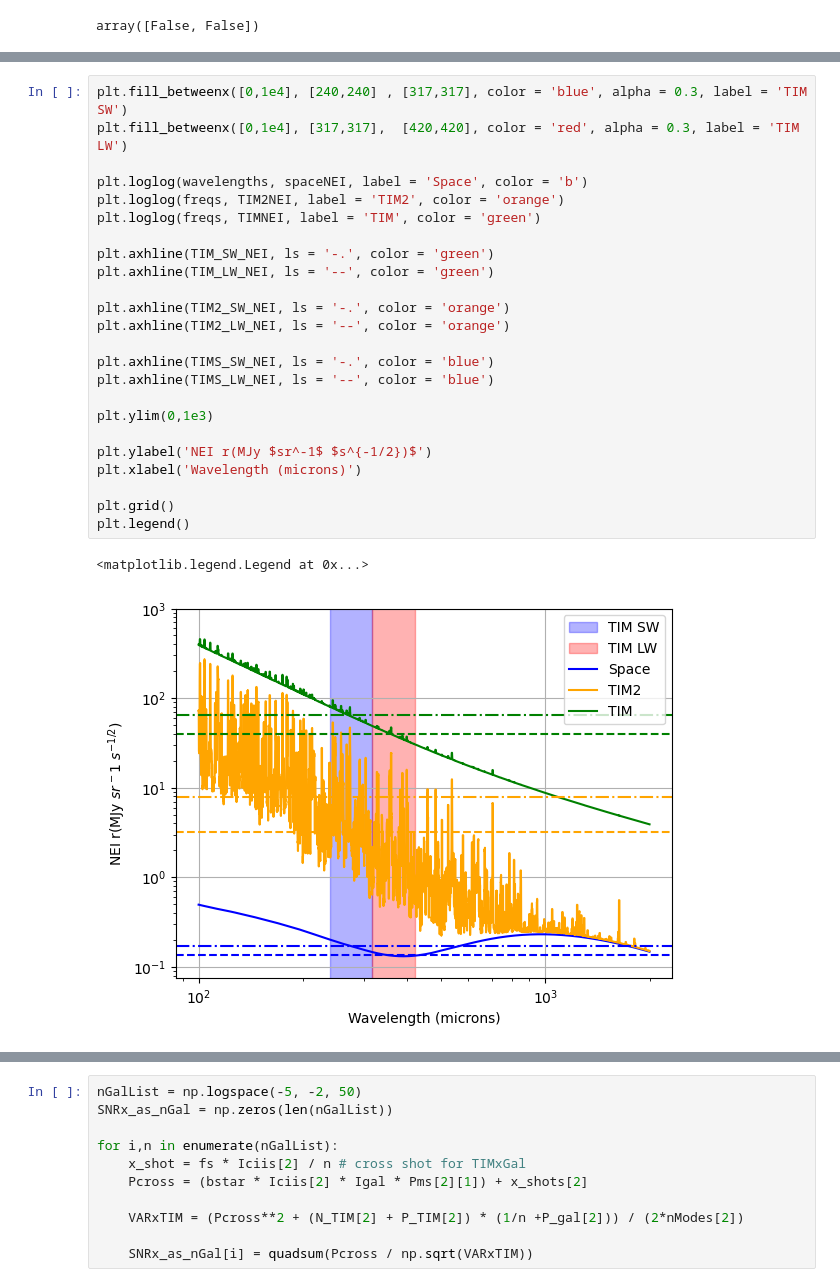
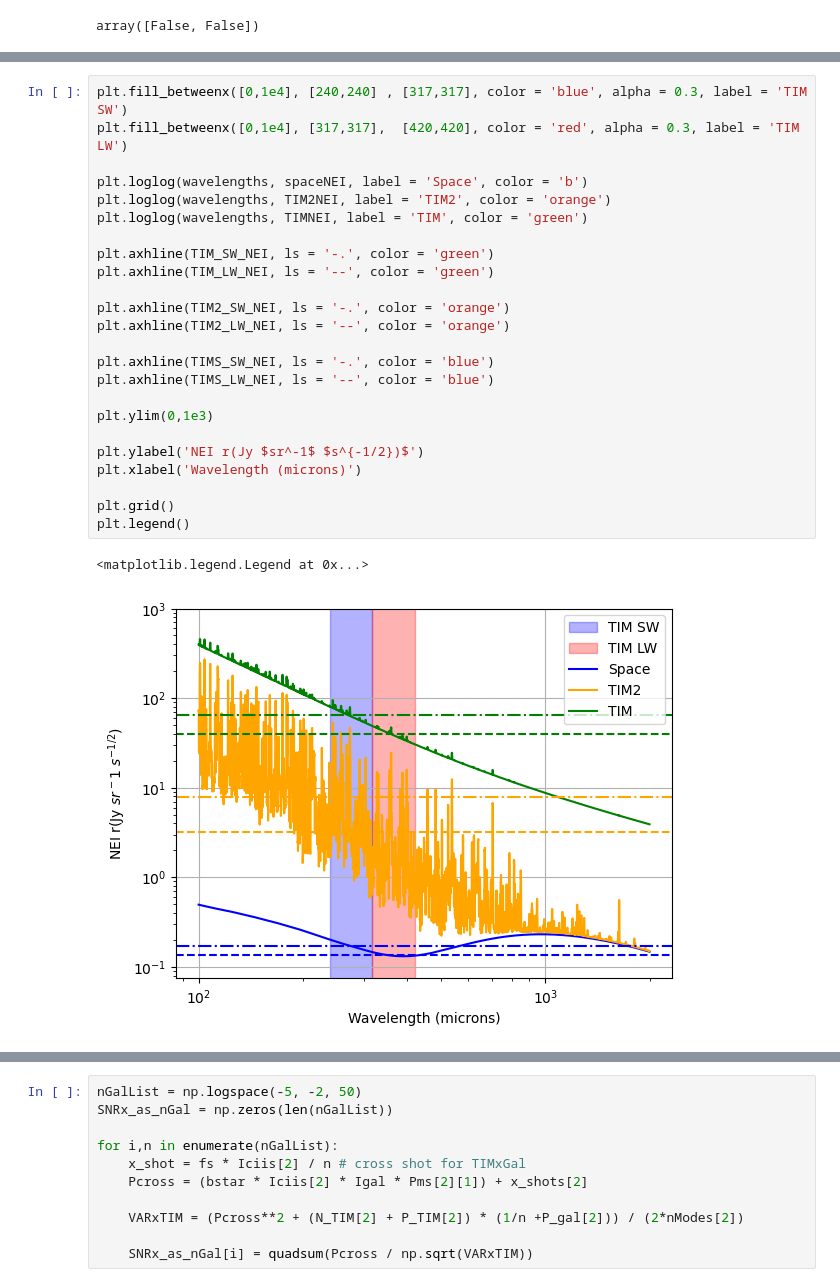
Before and after one commit to JuzzBracks/LIM, a Jupyter notebook: TIMxGal/CalcSNRContour.ipynb, the cells around one changed output, grey strips where cells are left out. Saved outputs shown, nothing was run; the diff lists cells and outputs as text.

```diff
--- a/TIMxGal/CalcSNRContour.ipynb
+++ b/TIMxGal/CalcSNRContour.ipynb
@@ -317,27 +326,27 @@ TIMS_LW_NEI = np.mean(spaceNEI[inLW])
 # %%
 plt.fill_betweenx([0,1e4], [240,240] , [317,317], color = 'blue', alpha = 0.3, label = 'TIM SW')
 plt.fill_betweenx([0,1e4], [317,317],  [420,420], color = 'red', alpha = 0.3, label = 'TIM LW')
 
 plt.loglog(wavelengths, spaceNEI, label = 'Space', color = 'b')
-plt.loglog(freqs, TIM2NEI, label = 'TIM2', color = 'orange')
-plt.loglog(freqs, TIMNEI, label = 'TIM', color = 'green')
+plt.loglog(wavelengths, TIM2NEI, label = 'TIM2', color = 'orange')
+plt.loglog(wavelengths, TIMNEI, label = 'TIM', color = 'green')
 
 plt.axhline(TIM_SW_NEI, ls = '-.', color = 'green')
 plt.axhline(TIM_LW_NEI, ls = '--', color = 'green')
 
 plt.axhline(TIM2_SW_NEI, ls = '-.', color = 'orange')
 plt.axhline(TIM2_LW_NEI, ls = '--', color = 'orange')
 
 plt.axhline(TIMS_SW_NEI, ls = '-.', color = 'blue')
 plt.axhline(TIMS_LW_NEI, ls = '--', color = 'blue')
 
 plt.ylim(0,1e3)
 
-plt.ylabel('NEI r(MJy $sr^-1$ $s^{-1/2})$')
+plt.ylabel('NEI r(Jy $sr^-1$ $s^{-1/2})$')
 plt.xlabel('Wavelength (microns)')
 
 plt.grid()
 plt.legend()
 # %% [output]
 <matplotlib.legend.Legend at 0x...>
-[figure, old version]
+[figure, new version]
```
Also changed, not shown: parts of 23 cells of this notebook, 16 other files.
